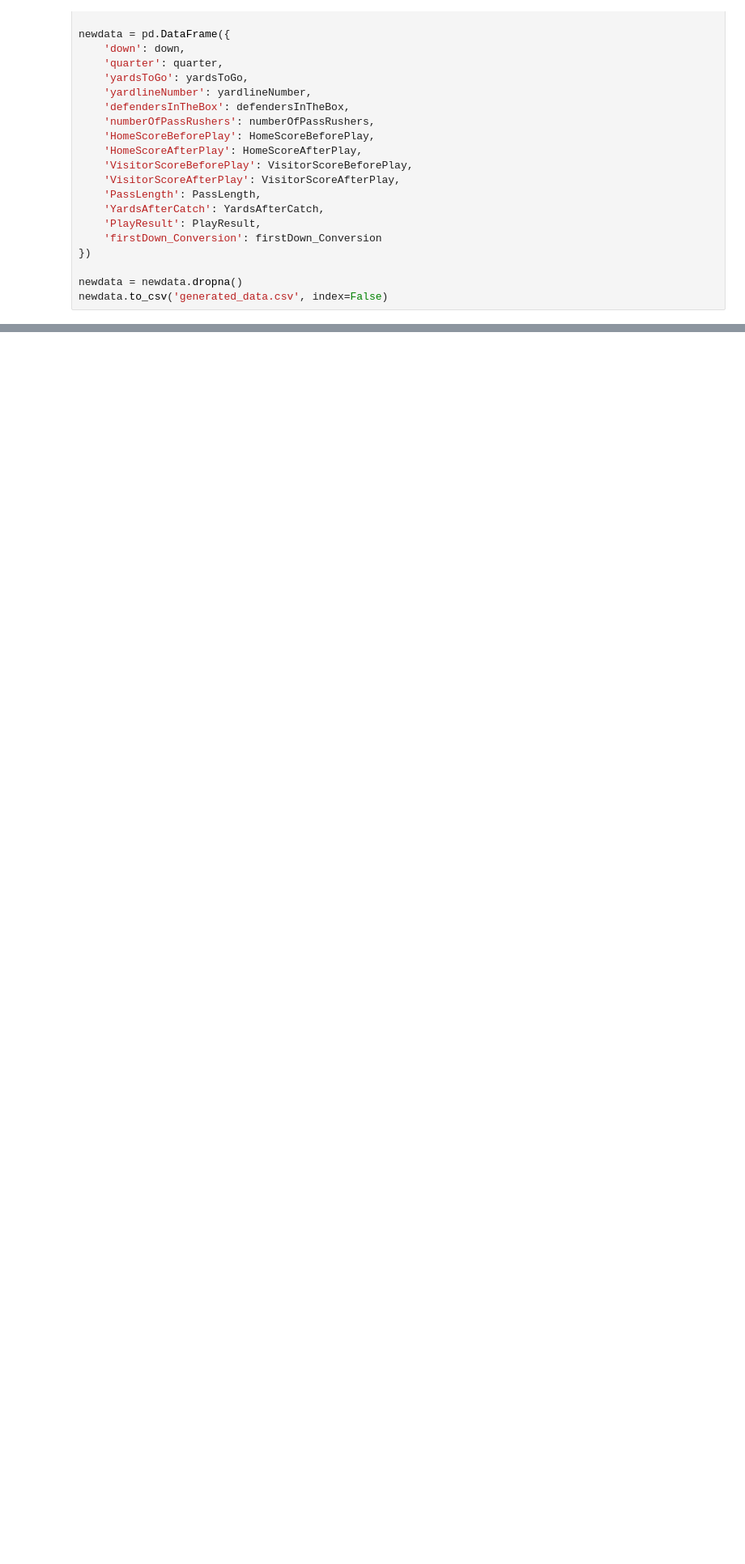
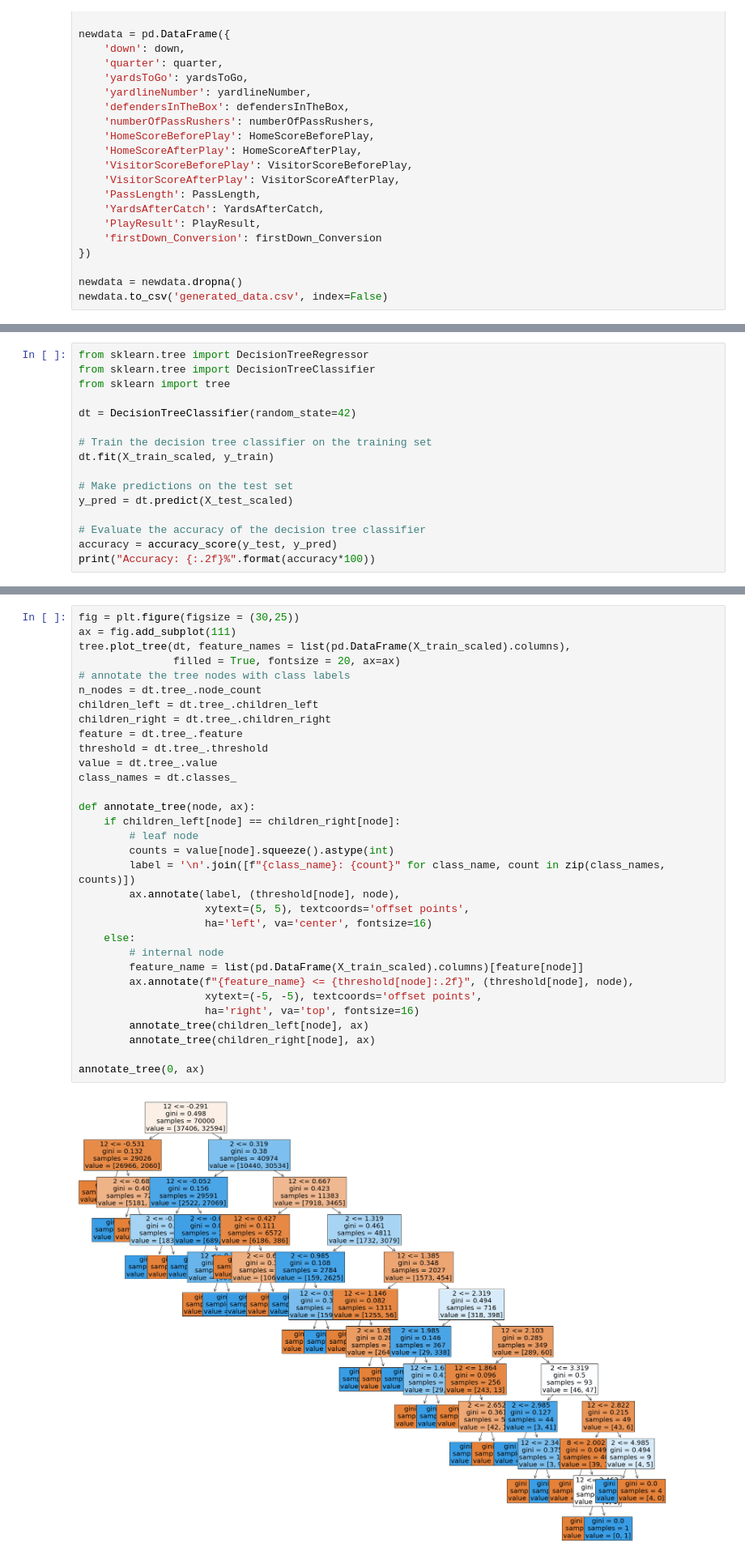
Before and after one commit to butzujac/CMSE-202-Project-NFL4thDowns, a Jupyter notebook: data_simulation.ipynb, the cells around one changed output, grey strips where cells are left out. Shown at 81% size. Saved outputs shown, nothing was run; the diff lists cells and outputs as text; blank space fills up the shorter version.

```diff
--- a/data_simulation.ipynb
+++ b/data_simulation.ipynb
@@ -135,0 +203,16 @@ plt.show()
+# %%
+from sklearn.tree import DecisionTreeRegressor
+from sklearn.tree import DecisionTreeClassifier
+from sklearn import tree
+
+dt = DecisionTreeClassifier(random_state=42)
+
+# Train the decision tree classifier on the training set
+dt.fit(X_train_scaled, y_train)
+
+# Make predictions on the test set
+y_pred = dt.predict(X_test_scaled)
+
+# Evaluate the accuracy of the decision tree classifier
+accuracy = accuracy_score(y_test, y_pred)
+print("Accuracy: {:.2f}%".format(accuracy*100))
@@ -135,0 +241,34 @@ plt.show()
+# %%
+fig = plt.figure(figsize = (30,25))
+ax = fig.add_subplot(111)
+tree.plot_tree(dt, feature_names = list(pd.DataFrame(X_train_scaled).columns),
+               filled = True, fontsize = 20, ax=ax)
+# annotate the tree nodes with class labels
+n_nodes = dt.tree_.node_count
+children_left = dt.tree_.children_left
+children_right = dt.tree_.children_right
+feature = dt.tree_.feature
+threshold = dt.tree_.threshold
+value = dt.tree_.value
+class_names = dt.classes_
+
+def annotate_tree(node, ax):
+    if children_left[node] == children_right[node]:
+        # leaf node
+        counts = value[node].squeeze().astype(int)
+        label = '\n'.join([f"{class_name}: {count}" for class_name, count in zip(class_names, counts)])
+        ax.annotate(label, (threshold[node], node),
+                    xytext=(5, 5), textcoords='offset points',
+                    ha='left', va='center', fontsize=16)
+    else:
+        # internal node
+        feature_name = list(pd.DataFrame(X_train_scaled).columns)[feature[node]]
+        ax.annotate(f"{feature_name} <= {threshold[node]:.2f}", (threshold[node], node),
+                    xytext=(-5, -5), textcoords='offset points',
+                    ha='right', va='top', fontsize=16)
+        annotate_tree(children_left[node], ax)
+        annotate_tree(children_right[node], ax)
+
+annotate_tree(0, ax)
+# %% [output]
+[figure, added]
```
Also changed, not shown: parts of 15 cells of this notebook.
